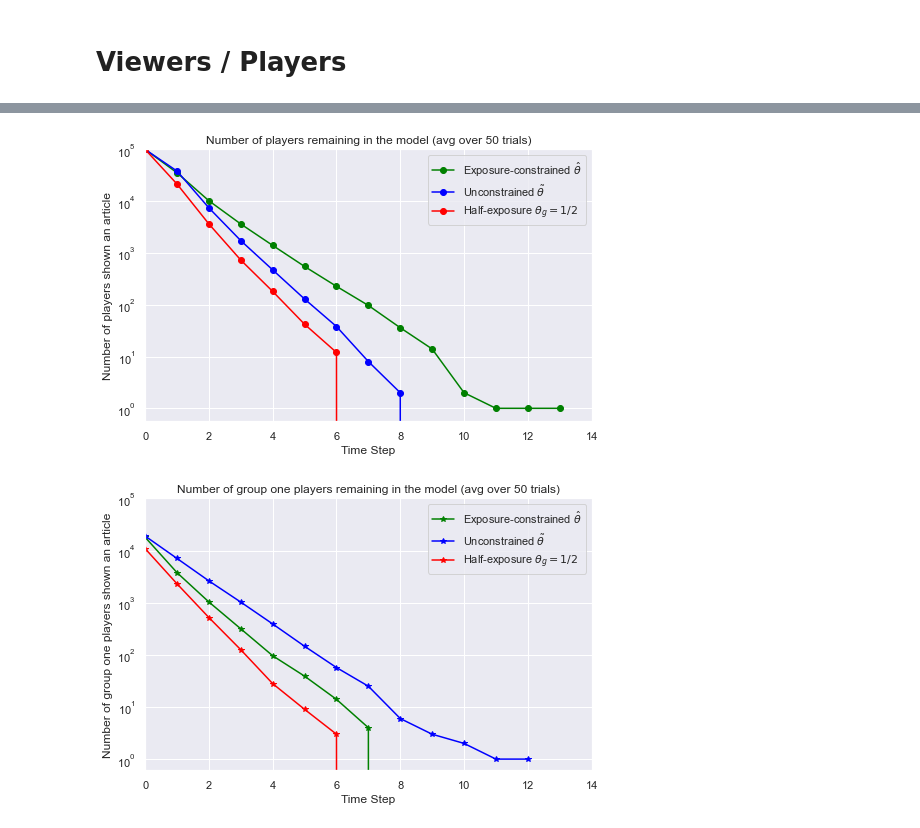
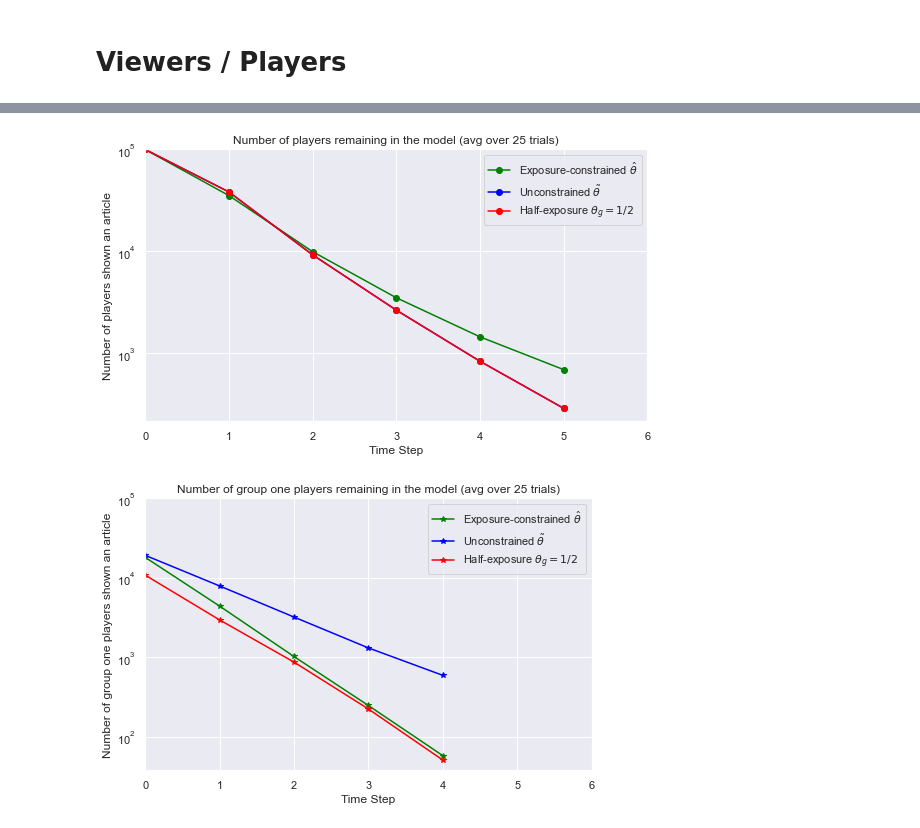
Before and after one commit to jfinocchiaro/long-term-fair-mdps, a Jupyter notebook: political-influence/sim visuals.ipynb, the cells around one changed output, grey strips where cells are left out. Cells and saved outputs as stored; diff of their text form; code cells hidden in the pictures.

```diff
--- a/political-influence/sim visuals.ipynb
+++ b/political-influence/sim visuals.ipynb
@@ -22,7 +22,7 @@ import os
 # SIMULATION PARAMETERS AGNOSTIC TO DATA
 """Variables needed in the next cell
 """
-T = 14                 # max number of timesteps
+T = 6           # max number of timesteps
 M = 100000            # size of unit mass
 
 
@@ -50,7 +50,7 @@ theta_half = {1: 0.5, -1: 0.5}
 """Changes from analysis.ipnyb based off what's returned in sim_copy
 
 """
-num_trials = 50
+num_trials = 25
 
 players_list_fair = []
 group_one_player_fair = []
@@ -100,6 +100,29 @@ for i in range(num_trials):
     share_half.append(share_d_half)
     group_one_player_half.append(group_one_half)
     pof_half.append(sum(players_in_model_half[1:]))
+# %%
+#pickle the data if needed
+sims_copy.saveRuns(players_list_fair, 'simulation_data/players_list_fair.pkl')
+sims_copy.saveRuns(shown_fair, 'simulation_data/shown_fair.pkl')
+sims_copy.saveRuns(click_fair, 'simulation_data/click_fair.pkl')
+sims_copy.saveRuns(share_fair, 'simulation_data/share_fair.pkl')
+sims_copy.saveRuns(pof_fair, 'simulation_data/pof_fair.pkl')
+sims_copy.saveRuns(group_one_player_fair, 'simulation_data/group_one_player_fair.pkl')
+
+
+sims_copy.saveRuns(players_list_opt, 'simulation_data/players_list_opt.pkl')
+sims_copy.saveRuns(shown_opt, 'simulation_data/shown_opt.pkl')
+sims_copy.saveRuns(click_opt, 'simulation_data/click_opt.pkl')
+sims_copy.saveRuns(share_opt, 'simulation_data/share_opt.pkl')
+sims_copy.saveRuns(pof_opt, 'simulation_data/pof_opt.pkl')
+sims_copy.saveRuns(group_one_player_opt, 'simulation_data/group_one_player_opt.pkl')
+
+sims_copy.saveRuns(players_list_half, 'simulation_data/players_list_half.pkl')
+sims_copy.saveRuns(shown_half, 'simulation_data/shown_half.pkl')
+sims_copy.saveRuns(click_half, 'simulation_data/click_half.pkl')
+sims_copy.saveRuns(share_half, 'simulation_data/share_half.pkl')
+sims_copy.saveRuns(pof_half, 'simulation_data/pof_half.pkl')
+sims_copy.saveRuns(group_one_player_half, 'simulation_data/group_one_player_half.pkl')
 # %% [markdown]
 # Data Prep
 # %%
@@ -513,29 +540,29 @@ shown_share_click(T)
 # %%
-playes_fair = players_list_fair[5] # np.mean(players_list_fair, axis=0)
-playes_opt = players_list_opt[5] # np.mean(players_list_opt, axis=0)
-playes_half =  players_list_half[5] #np.mean(players_list_opt, axis=0)
+playes_fair = np.mean(players_list_fair, axis=0)
+playes_opt = np.mean(players_list_opt, axis=0)
+playes_half =  np.mean(players_list_opt, axis=0)
 # %%
 dire = 'figures/'
 if not os.path.exists(dire):
     os.makedirs(dire)
 sns.set_style("darkgrid")
 
-plt.figure(figsize=(8,5))
+plt.figure(figsize=(9,5))
 plt.plot(playes_fair, color='green', marker="o")
 plt.plot(playes_opt,  color='blue', marker="o")
 plt.plot(playes_half, color='red', marker="o")
 plt.title("Number of players remaining in the model (avg over %i trials)" % (num_trials))
 plt.ylabel("Number of players shown an article")
 plt.xlabel("Time Step")
 plt.yscale('log')
 plt.xlim((0,T))
 plt.ylim((0, M))
 plt.legend(('Exposure-constrained $\hat \\theta$', 'Unconstrained $\\tilde \\theta$',\
             'Half-exposure $\\theta_g = 1/2$'))
 plt.savefig(dire+"number_players.png")
 plt.show()
 # %% [output]
-[figure, old version]
+[figure, new version]
 # %%
 dire = 'figures/'
 if not os.path.exists(dire):
@@ -543,9 +570,9 @@ if not os.path.exists(dire):
 sns.set_style("darkgrid")
 
 plt.figure(figsize=(8,5))
-plt.plot(group_one_player_fair[8], color='green', marker="*")
-plt.plot(group_one_player_opt[8],  color='blue', marker="*")
-plt.plot(group_one_player_half[8], color='red', marker="*")
+plt.plot(group_one_player_fair[10], color='green', marker="*")
+plt.plot(group_one_player_opt[10],  color='blue', marker="*")
+plt.plot(group_one_player_half[10], color='red', marker="*")
 plt.title("Number of group one players remaining in the model (avg over %i trials)" % (num_trials))
 plt.ylabel("Number of group one players shown an article")
 plt.xlabel("Time Step")
@@ -554,7 +581,7 @@ plt.xlim((0,T))
 plt.ylim((0, M))
 plt.legend(('Exposure-constrained $\hat \\theta$', 'Unconstrained $\\tilde \\theta$',\
             'Half-exposure $\\theta_g = 1/2$'))
-plt.savefig(dire+"number_players.png")
+plt.savefig(dire+"number_group_one_players.png")
 plt.show()
 # %% [output]
-[figure, old version]
+[figure, new version]
```
Also changed, not shown: parts of 27 cells of this notebook, 27 other files.
